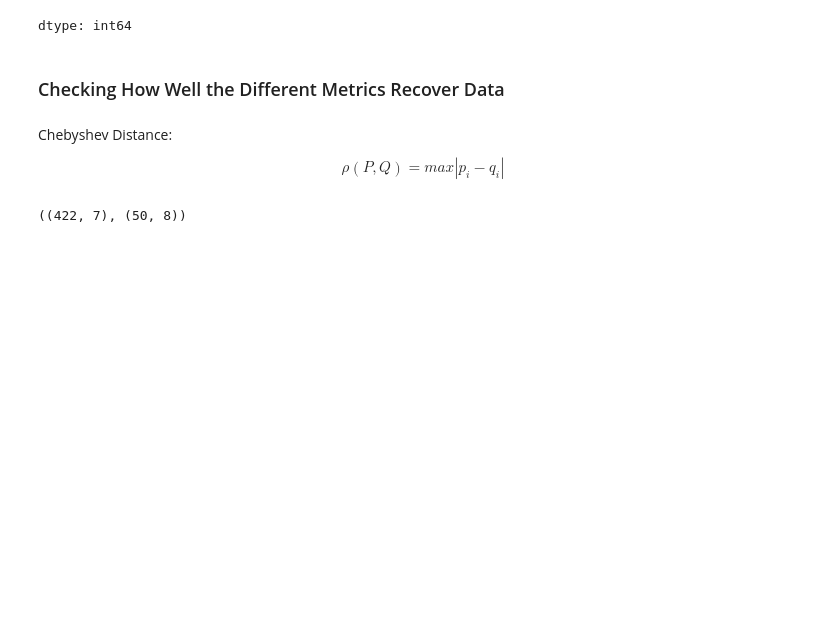
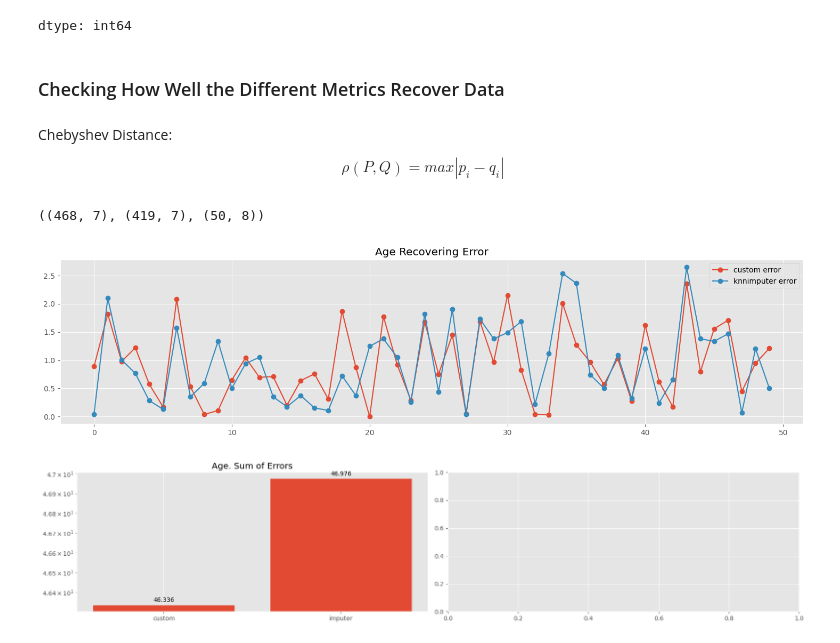
Before and after one commit to fadeeva/nakedML, a Jupyter notebook: MLnotes/001.ipynb, the cells around one changed output. Drawn from its saved outputs; the diff is of its cells as text; code cells hidden in the pictures; blank space fills up the shorter version.

Commit message:
age comparison

```diff
--- a/MLnotes/001.ipynb
+++ b/MLnotes/001.ipynb
@@ -514,16 +514,53 @@ FULL_BASE.reset_index(drop=True, inplace=True)
 
 test_idxs = rng.integers(low=0, high=FULL_BASE.shape[0], size=50)
 
-test_data = FULL_BASE.loc[test_idxs]
+test_data = FULL_BASE.loc[test_idxs].copy()
 test_data['nan'] = [[] for _ in range(len(test_data))]
+data_for_imputer = FULL_BASE.copy()
 FULL_BASE = FULL_BASE.drop(test_idxs)
 
-FULL_BASE.shape, test_data.shape
+data_for_imputer.shape, FULL_BASE.shape, test_data.shape
 # %% [output]
-((422, 7), (50, 8))
+((468, 7), (419, 7), (50, 8))
+# %%
+imputer = KNNImputer()
+
+data_for_imputer.loc[test_idxs, ['age', 'cgpa']] = np.nan
+
+recovered = pd.DataFrame(
+    data=imputer.fit_transform(data_for_imputer),
+    columns=data_for_imputer.columns,
+)
 # %%
 AGE = test_data.drop('age', axis=1)
 AGE['age'] = AGE.apply(recovery, col_for_recovery='age', axis=1)
 
 CGPA = test_data.drop('cgpa', axis=1)
 CGPA['cgpa'] = CGPA.apply(recovery, col_for_recovery='cgpa', axis=1)
+# %%
+comparison_age = pd.DataFrame({
+    'real': test_data['age'].to_list(),
+    'custom': AGE['age'].to_list(),
+    'imputer': recovered.loc[test_idxs]['age'].to_list()
+})
+
+comparison_age['error_custom'] = np.abs(comparison_age['real'] - comparison_age['custom'])
+comparison_age['error_imputer'] = np.abs(comparison_age['real'] - comparison_age['imputer'])
+# %%
+fig, axs = plt.subplots(1, figsize=(18, 4))
+
+axs.plot(comparison_age['error_custom'], marker='o', label='custom error')
+axs.plot(comparison_age['error_imputer'], marker='o', label='knnimputer error')
+axs.set_title('Age Recovering Error')
+axs.legend()
+
+fig, axs = plt.subplots(1, 2, figsize=(18, 4))
+
+bars = axs[0].bar(['custom', 'imputer'], comparison_age[['error_custom', 'error_imputer']].sum(), log=True)
+axs[0].bar_label(bars, padding=3)
+axs[0].set_title('Age. Sum of Errors')
+
+plt.tight_layout()
+# %% [output]
+[figure, added]
+[figure, added]
```
